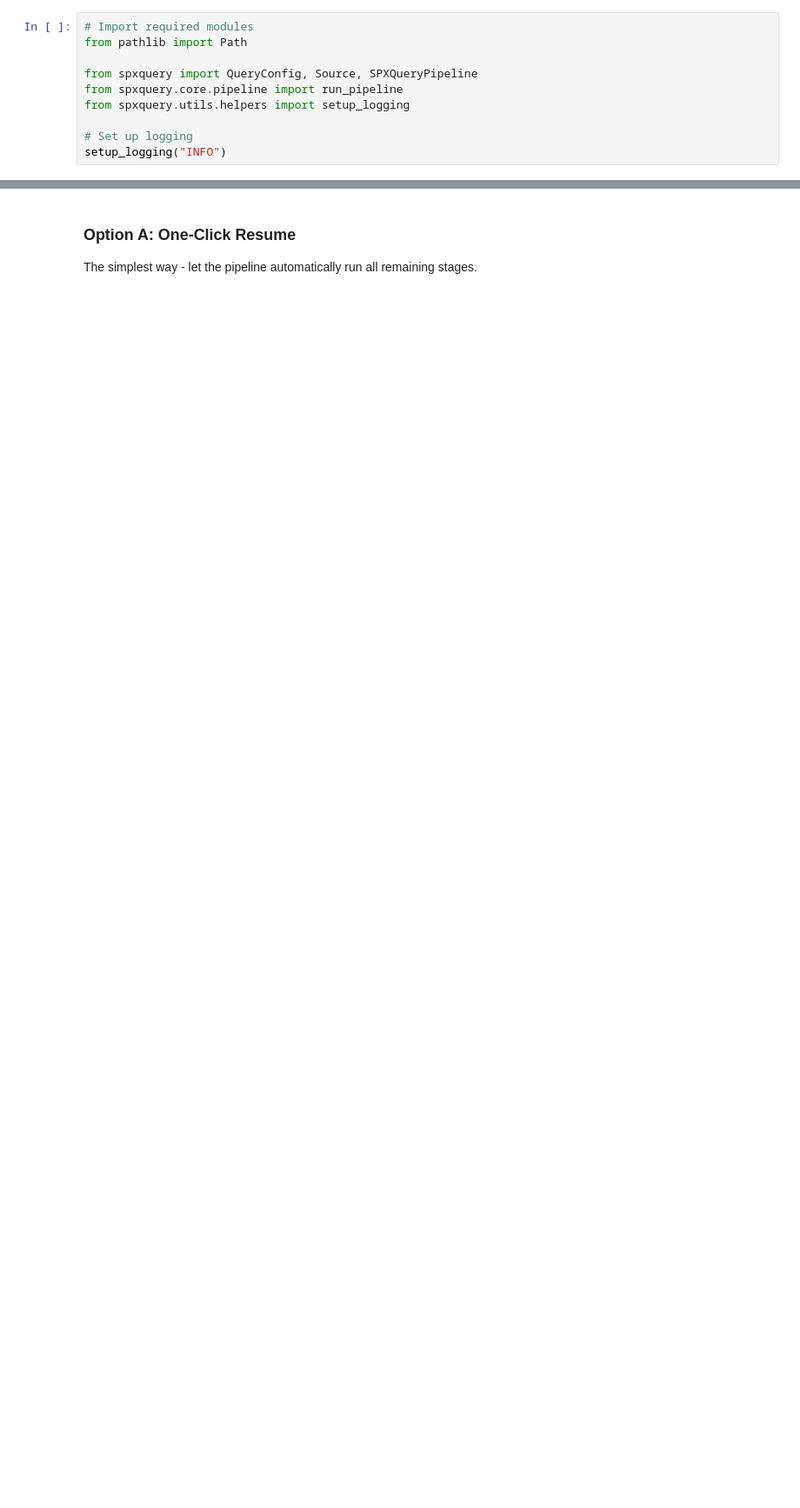
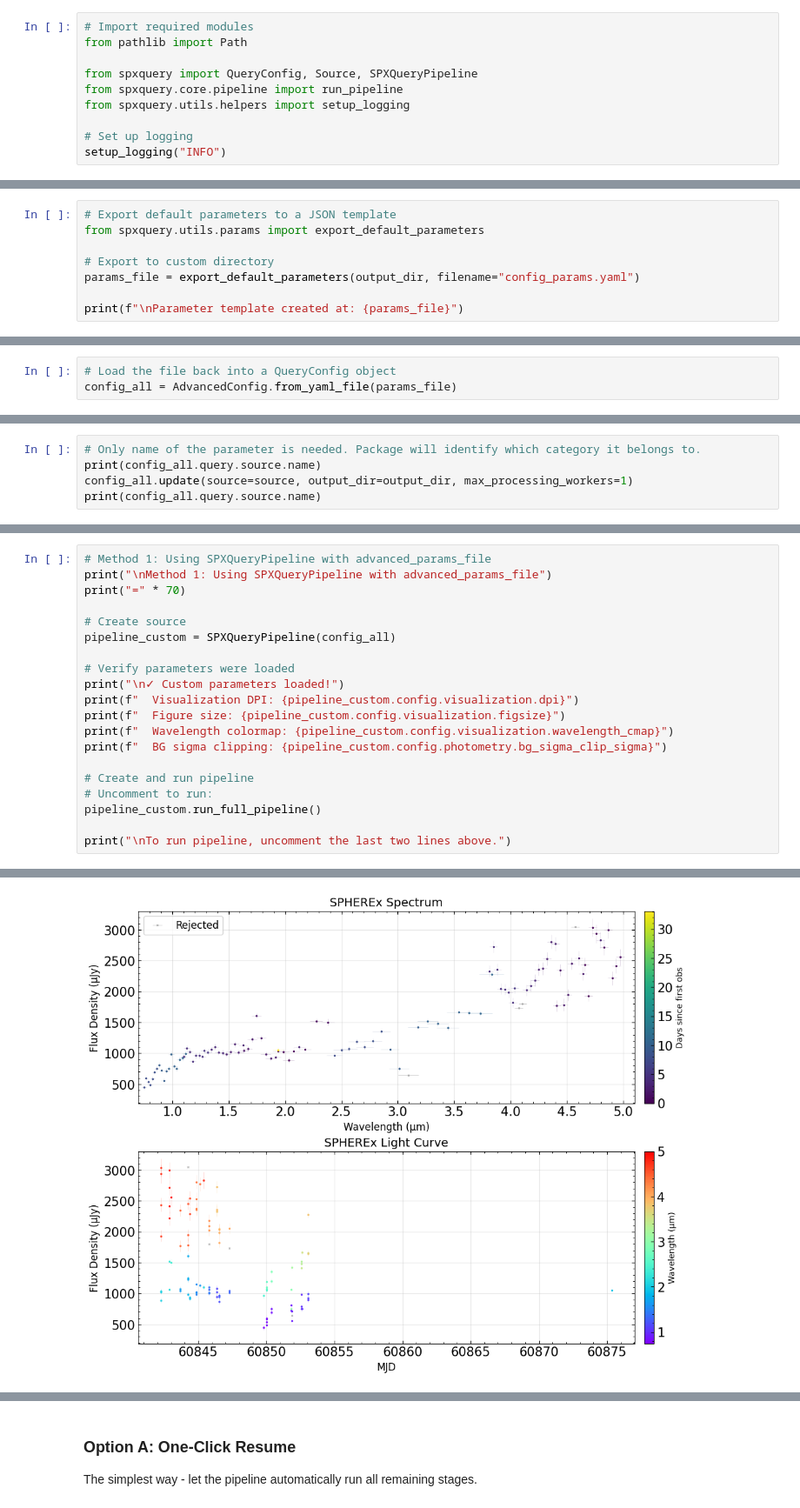
Before and after one commit to WenkeRen/spxquery, a Jupyter notebook: example/quickstart_demo.ipynb, the cells around one changed output, grey strips where cells are left out. Shown at 87% size. Saved outputs shown, nothing was run; the diff lists cells and outputs as text; blank space fills up the shorter version.

```diff
--- a/example/quickstart_demo.ipynb
+++ b/example/quickstart_demo.ipynb
@@ -333,0 +209,8 @@ You can override any saved parameter by providing it explicitly:
+# %%
+# Export default parameters to a JSON template
+from spxquery.utils.params import export_default_parameters
+
+# Export to custom directory
+params_file = export_default_parameters(output_dir, filename="config_params.yaml")
+
+print(f"\nParameter template created at: {params_file}")
@@ -333,0 +236,3 @@ You can override any saved parameter by providing it explicitly:
+# %%
+# Load the file back into a QueryConfig object
+config_all = AdvancedConfig.from_yaml_file(params_file)
@@ -333,0 +243,5 @@ You can override any saved parameter by providing it explicitly:
+# %%
+# Only name of the parameter is needed. Package will identify which category it belongs to.
+print(config_all.query.source.name)
+config_all.update(source=source, output_dir=output_dir, max_processing_workers=1)
+print(config_all.query.source.name)
@@ -333,0 +256,21 @@ You can override any saved parameter by providing it explicitly:
+# %%
+# Method 1: Using SPXQueryPipeline with advanced_params_file
+print("\nMethod 1: Using SPXQueryPipeline with advanced_params_file")
+print("=" * 70)
+
+# Create source
+pipeline_custom = SPXQueryPipeline(config_all)
+
+# Verify parameters were loaded
+print("\n✓ Custom parameters loaded!")
+print(f"  Visualization DPI: {pipeline_custom.config.visualization.dpi}")
+print(f"  Figure size: {pipeline_custom.config.visualization.figsize}")
+print(f"  Wavelength colormap: {pipeline_custom.config.visualization.wavelength_cmap}")
+print(f"  BG sigma clipping: {pipeline_custom.config.photometry.bg_sigma_clip_sigma}")
+
+# Create and run pipeline
+# Uncomment to run:
+pipeline_custom.run_full_pipeline()
+
+print("\nTo run pipeline, uncomment the last two lines above.")
+# %% [output]
@@ -333,0 +386 @@ You can override any saved parameter by providing it explicitly:
+[figure, added]
```
Also changed, not shown: parts of 48 cells of this notebook, 21 other files.
